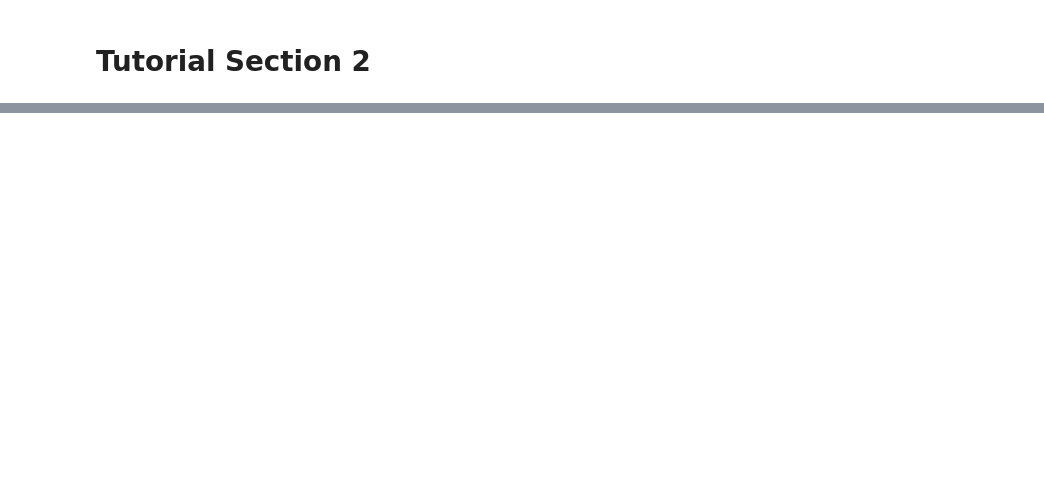
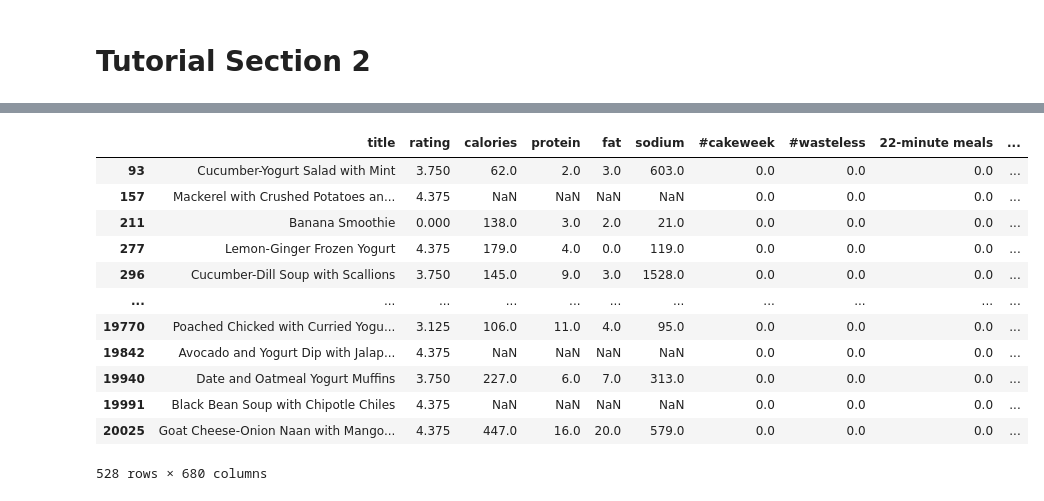
Before and after one commit to YatesyTea/DspTrain, a Jupyter notebook: example.ipynb, the cells around one changed output, grey strips where cells are left out. Drawn from its saved outputs; the diff is of its cells as text; code cells hidden in the pictures; blank space fills up the shorter version.

Commit message:
Learning selection

```diff
--- a/example.ipynb
+++ b/example.ipynb
@@ -81,0 +152,2 @@ AttributeError: 'DataFrame' object has no attribute 'title'
+# %%
+recipes.set_index('title')
@@ -81,0 +186,16 @@ AttributeError: 'DataFrame' object has no attribute 'title'
+# %%
+recipes.loc[recipes.yogurt == 1.0] # And this is how you select all recipes with yogurt in them.
+# %% [output]
+|  | title | rating | calories | protein | fat | sodium | #cakeweek | #wasteless | 22-minute meals | ... |
+| 93 | Cucumber-Yogurt Salad with Mint | 3.750 | 62.0 | 2.0 | 3.0 | 603.0 | 0.0 | 0.0 | 0.0 | ... |
+| 157 | Mackerel with Crushed Potatoes an... | 4.375 | NaN | NaN | NaN | NaN | 0.0 | 0.0 | 0.0 | ... |
+| 211 | Banana Smoothie | 0.000 | 138.0 | 3.0 | 2.0 | 21.0 | 0.0 | 0.0 | 0.0 | ... |
+| 277 | Lemon-Ginger Frozen Yogurt | 4.375 | 179.0 | 4.0 | 0.0 | 119.0 | 0.0 | 0.0 | 0.0 | ... |
+| 296 | Cucumber-Dill Soup with Scallions | 3.750 | 145.0 | 9.0 | 3.0 | 1528.0 | 0.0 | 0.0 | 0.0 | ... |
+| ... | ... | ... | ... | ... | ... | ... | ... | ... | ... | ... |
+| 19770 | Poached Chicked with Curried Yogu... | 3.125 | 106.0 | 11.0 | 4.0 | 95.0 | 0.0 | 0.0 | 0.0 | ... |
+| 19842 | Avocado and Yogurt Dip with Jalap... | 4.375 | NaN | NaN | NaN | NaN | 0.0 | 0.0 | 0.0 | ... |
+| 19940 | Date and Oatmeal Yogurt Muffins | 3.750 | 227.0 | 6.0 | 7.0 | 313.0 | 0.0 | 0.0 | 0.0 | ... |
+| 19991 | Black Bean Soup with Chipotle Chiles | 4.375 | NaN | NaN | NaN | NaN | 0.0 | 0.0 | 0.0 | ... |
+| 20025 | Goat Cheese-Onion Naan with Mango... | 4.375 | 447.0 | 16.0 | 20.0 | 579.0 | 0.0 | 0.0 | 0.0 | ... |
+528 rows × 680 columns
```
Also changed, not shown: parts of 15 cells of this notebook.
